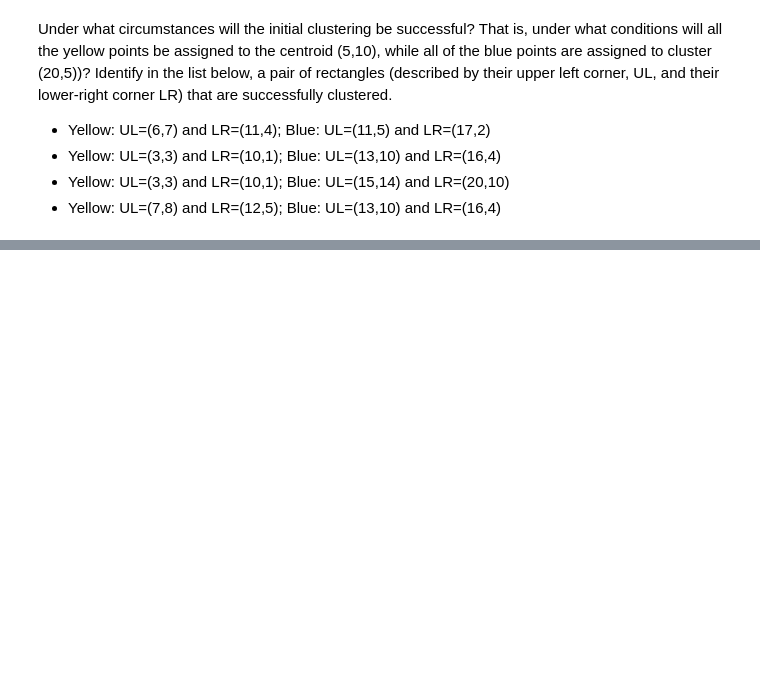
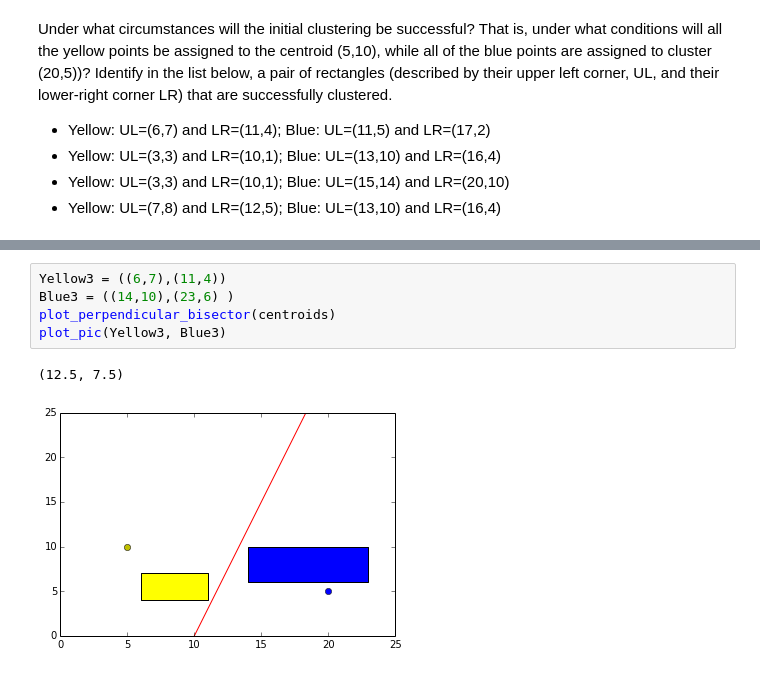
Before and after one commit to iv-maksimov/coursera-mmds, a Jupyter notebook: homework_5B(Basic) .ipynb, the cells around one changed output, grey strips where cells are left out. Drawn from its saved outputs; the diff is of its cells as text; blank space fills up the shorter version.

```diff
--- a/homework_5B(Basic) .ipynb
+++ b/homework_5B(Basic) .ipynb
@@ -90,0 +97,8 @@ plot_pic(Yellow3, Blue3)
+# %%
+Yellow3 = ((6,7),(11,4))
+Blue3 = ((14,10),(23,6) )
+plot_perpendicular_bisector(centroids)
+plot_pic(Yellow3, Blue3)
+# %% [output]
+(12.5, 7.5)
+[figure, added]
```
Also changed, not shown: parts of 14 cells of this notebook, 1 other file.
